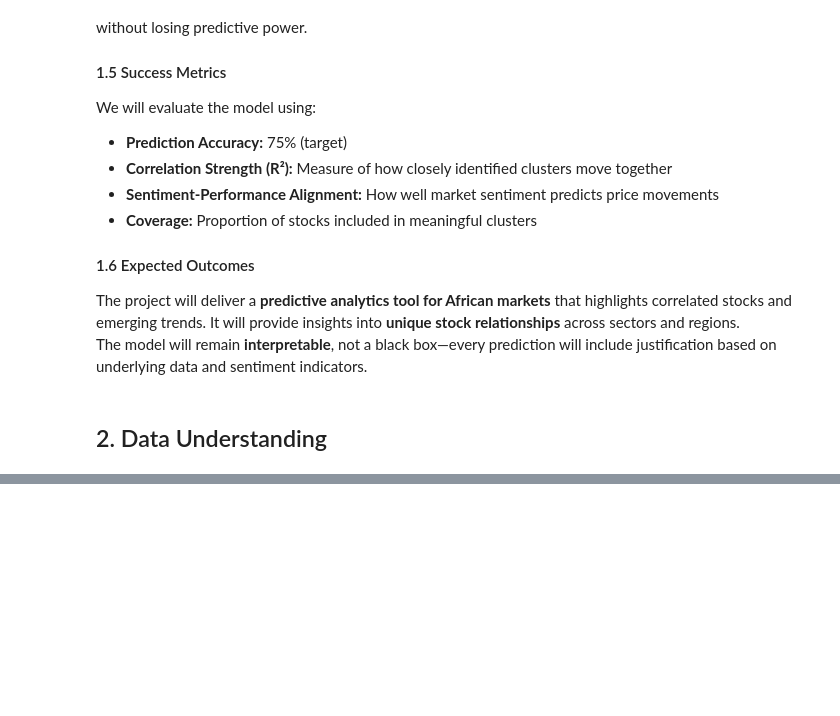
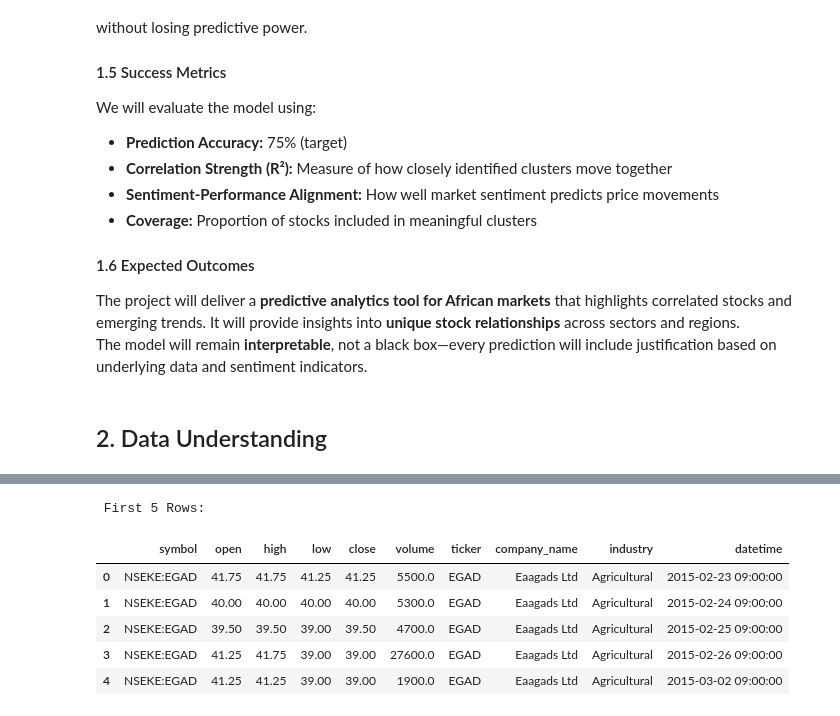
Before and after one commit to M-Nesphory/Apex-Group-Stock-Trader, a Jupyter notebook: apex-notebook.ipynb, the cells around one changed output, grey strips where cells are left out. Drawn from its saved outputs; the diff is of its cells as text; code cells hidden in the pictures; blank space fills up the shorter version.

```diff
--- a/apex-notebook.ipynb
+++ b/apex-notebook.ipynb
@@ -34,0 +126,12 @@ The model will remain **interpretable**, not a black box—every prediction will
+# %%
+#Preview data
+print(" First 5 Rows:")
+stock_df.head()
+# %% [output]
+ First 5 Rows:
+|  | symbol | open | high | low | close | volume | ticker | company_name | industry | datetime |
+| 0 | NSEKE:EGAD | 41.75 | 41.75 | 41.25 | 41.25 | 5500.0 | EGAD | Eaagads Ltd | Agricultural | 2015-02-23 09:00:00 |
+| 1 | NSEKE:EGAD | 40.00 | 40.00 | 40.00 | 40.00 | 5300.0 | EGAD | Eaagads Ltd | Agricultural | 2015-02-24 09:00:00 |
+| 2 | NSEKE:EGAD | 39.50 | 39.50 | 39.00 | 39.50 | 4700.0 | EGAD | Eaagads Ltd | Agricultural | 2015-02-25 09:00:00 |
+| 3 | NSEKE:EGAD | 41.25 | 41.75 | 39.00 | 39.00 | 27600.0 | EGAD | Eaagads Ltd | Agricultural | 2015-02-26 09:00:00 |
+| 4 | NSEKE:EGAD | 41.25 | 41.25 | 39.00 | 39.00 | 1900.0 | EGAD | Eaagads Ltd | Agricultural | 2015-03-02 09:00:00 |
```
Also changed, not shown: parts of 19 cells of this notebook, 1 other file.
